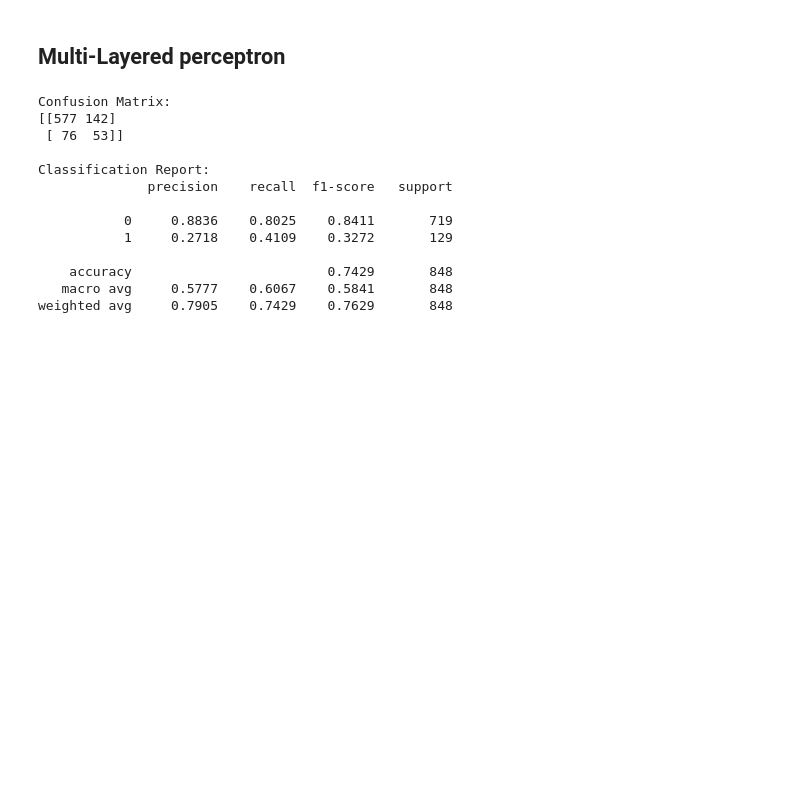
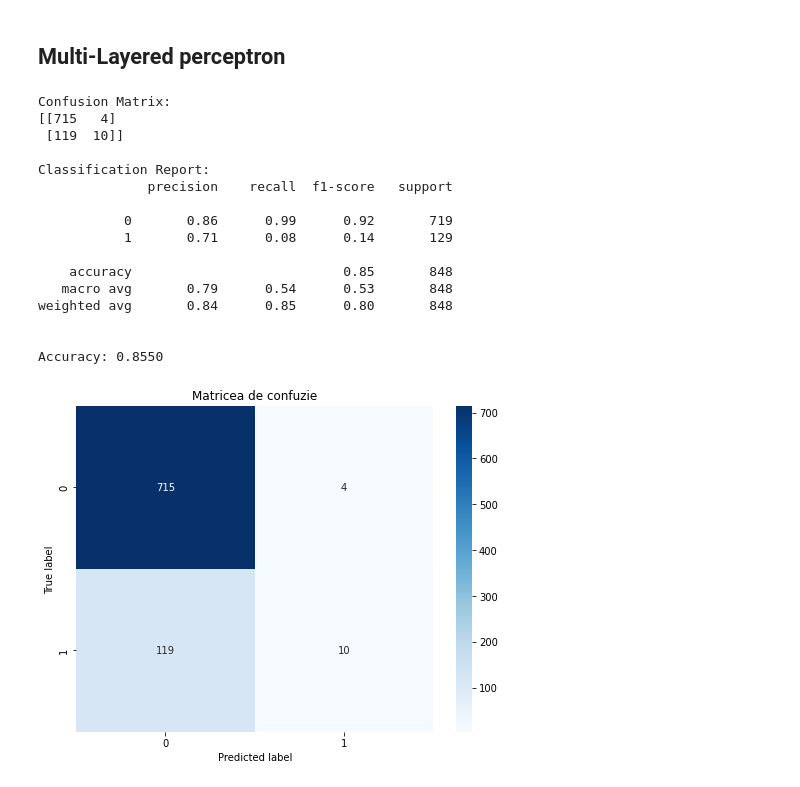
Before and after one commit to robertenciu/applied-machine-learning, a Jupyter notebook: heart.ipynb, the cells around one changed output. Saved outputs shown, nothing was run; the diff lists cells and outputs as text; code cells hidden in the pictures; blank space fills up the shorter version.

```diff
--- a/heart.ipynb
+++ b/heart.ipynb
@@ -506,51 +492,46 @@ weighted avg     0.7756    0.7889    0.7819       848
 # %%
 from sklearn.model_selection import train_test_split
 from sklearn.neural_network import MLPClassifier
 from sklearn.metrics import classification_report, confusion_matrix
-from imblearn.over_sampling import SMOTE
-from sklearn.preprocessing import StandardScaler
 
-# Selectarea caracteristicilor și a etichetei țintă
 X = df.drop('chd_risk', axis=1)
 y = df['chd_risk']
 
-# Împărțire date în train/test cu stratificare
-X_train, X_test, y_train, y_test = train_test_split(
-    X, y, test_size=0.2, stratify=y, random_state=123
-)
+X_train, X_test, y_train, y_test = train_test_split(X, y, stratify=y, test_size=0.2, random_state=123)
 
-# Standardizare (necesară pentru MLP!)
-scaler = StandardScaler()
-X_train_scaled = scaler.fit_transform(X_train)
-X_test_scaled = scaler.transform(X_test)
+model = MLPClassifier(hidden_layer_sizes=(100,), max_iter=300, random_state=123)
+model.fit(X_train, y_train)
 
-# Echilibrare cu SMOTE
-sm = SMOTE(random_state=42)
-X_res, y_res = sm.fit_resample(X_train_scaled, y_train)
-
-# Antrenare model MLP
-mlp = MLPClassifier(hidden_layer_sizes=(100,), max_iter=300, random_state=42)
-mlp.fit(X_res, y_res)
-
-# Predicții
-y_pred = mlp.predict(X_test_scaled)
-
-# Evaluare
 print("Confusion Matrix:")
 print(confusion_matrix(y_test, y_pred))
 print("\nClassification Report:")
-print(classification_report(y_test, y_pred, digits=4))
+print(classification_report(y_test, y_pred))
+print(f"\nAccuracy: {accuracy_score(y_test, y_pred):.4f}")
+
+cm = confusion_matrix(y_test, y_pred)
+
+plt.figure(figsize=(8,6))
+sns.heatmap(cm, annot=True, fmt='d', cmap='Blues',
+            xticklabels=model.classes_, yticklabels=model.classes_)
+plt.xlabel('Predicted label')
+plt.ylabel('True label')
+plt.title('Matricea de confuzie')
+plt.show()
 # %% [output]
 Confusion Matrix:
-[[577 142]
- [ 76  53]]
+[[715   4]
+ [119  10]]
 
 Classification Report:
               precision    recall  f1-score   support
 
-           0     0.8836    0.8025    0.8411       719
-           1     0.2718    0.4109    0.3272       129
+           0       0.86      0.99      0.92       719
+           1       0.71      0.08      0.14       129
 
-    accuracy                         0.7429       848
-   macro avg     0.5777    0.6067    0.5841       848
-weighted avg     0.7905    0.7429    0.7629       848
+    accuracy                           0.85       848
+   macro avg       0.79      0.54      0.53       848
+weighted avg       0.84      0.85      0.80       848
+
+
+Accuracy: 0.8550
+[figure, added]
```
Also changed, not shown: parts of 14 cells of this notebook, 1 other file.
